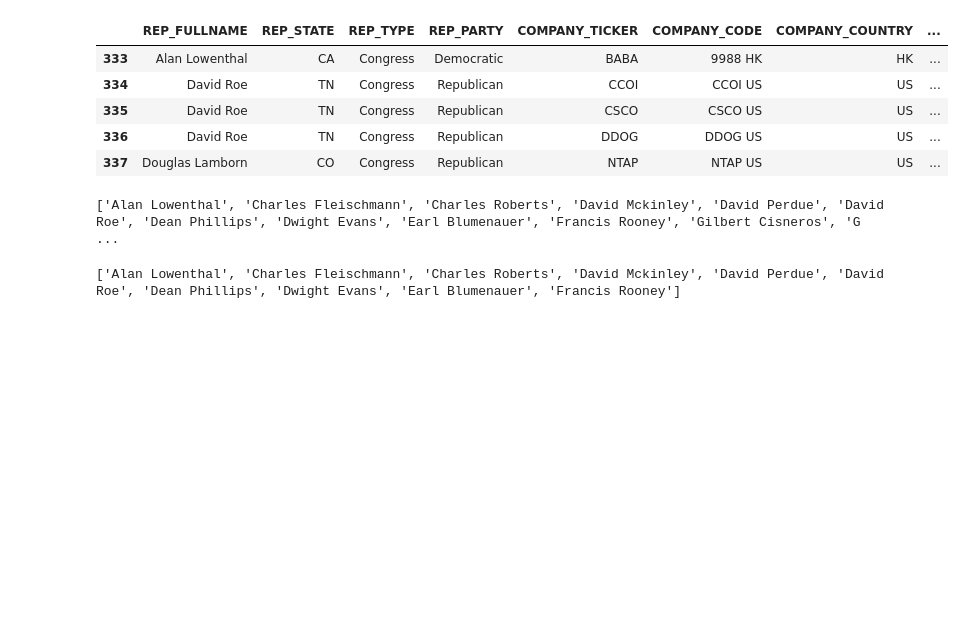
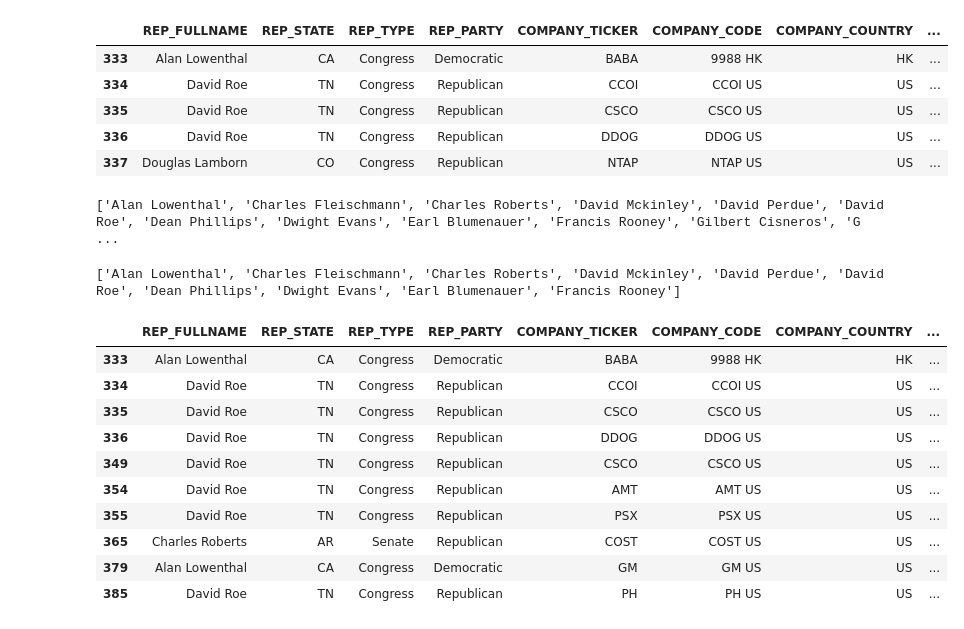
Before and after one commit to willcutchin/bills-for-bills, a Jupyter notebook: visualizations/finished/BFB-VIS-2.ipynb, the cells around one changed output. Saved outputs shown, nothing was run; the diff lists cells and outputs as text; code cells hidden in the pictures; blank space fills up the shorter version.

```diff
--- a/visualizations/finished/BFB-VIS-2.ipynb
+++ b/visualizations/finished/BFB-VIS-2.ipynb
@@ -55,6 +55,19 @@ print(valid_names)
 # %%
 #create a of all transactions top 10
 top_10_df = pol_df.loc[pol_df["REP_FULLNAME"].isin(valid_names)]
+top_10_df.head(10)
+# %% [output]
+|  | REP_FULLNAME | REP_STATE | REP_TYPE | REP_PARTY | COMPANY_TICKER | COMPANY_CODE | COMPANY_COUNTRY | ... |
+| 333 | Alan Lowenthal | CA | Congress | Democratic | BABA | 9988 HK | HK | ... |
+| 334 | David Roe | TN | Congress | Republican | CCOI | CCOI US | US | ... |
+| 335 | David Roe | TN | Congress | Republican | CSCO | CSCO US | US | ... |
+| 336 | David Roe | TN | Congress | Republican | DDOG | DDOG US | US | ... |
+| 349 | David Roe | TN | Congress | Republican | CSCO | CSCO US | US | ... |
+| 354 | David Roe | TN | Congress | Republican | AMT | AMT US | US | ... |
+| 355 | David Roe | TN | Congress | Republican | PSX | PSX US | US | ... |
+| 365 | Charles Roberts | AR | Senate | Republican | COST | COST US | US | ... |
+| 379 | Alan Lowenthal | CA | Congress | Democratic | GM | GM US | US | ... |
+| 385 | David Roe | TN | Congress | Republican | PH | PH US | US | ... |
 # %%
 #create box plot
 palette = sns.color_palette("flare",10)
```
Also changed, not shown: parts of 1 cell of this notebook, 9 other files.
